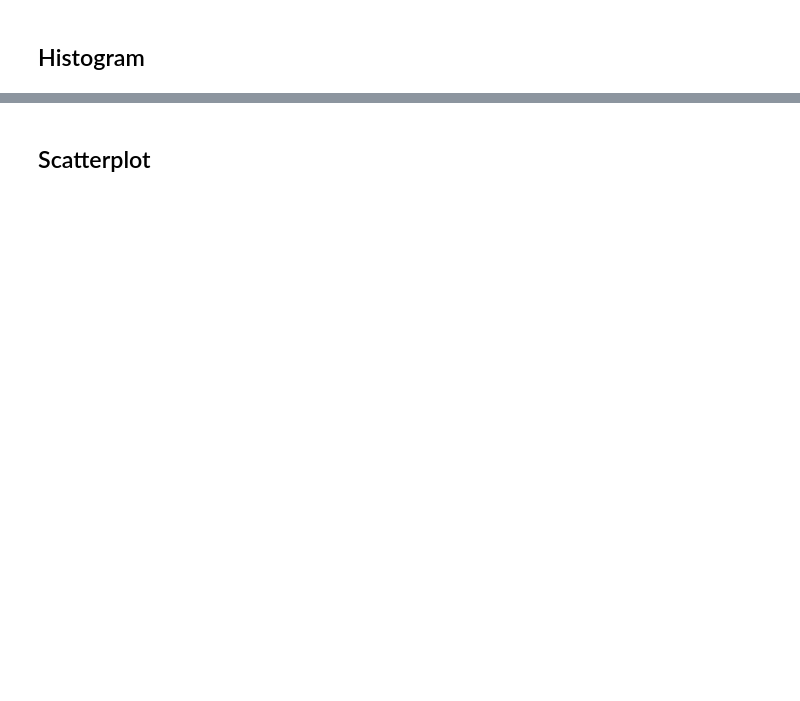
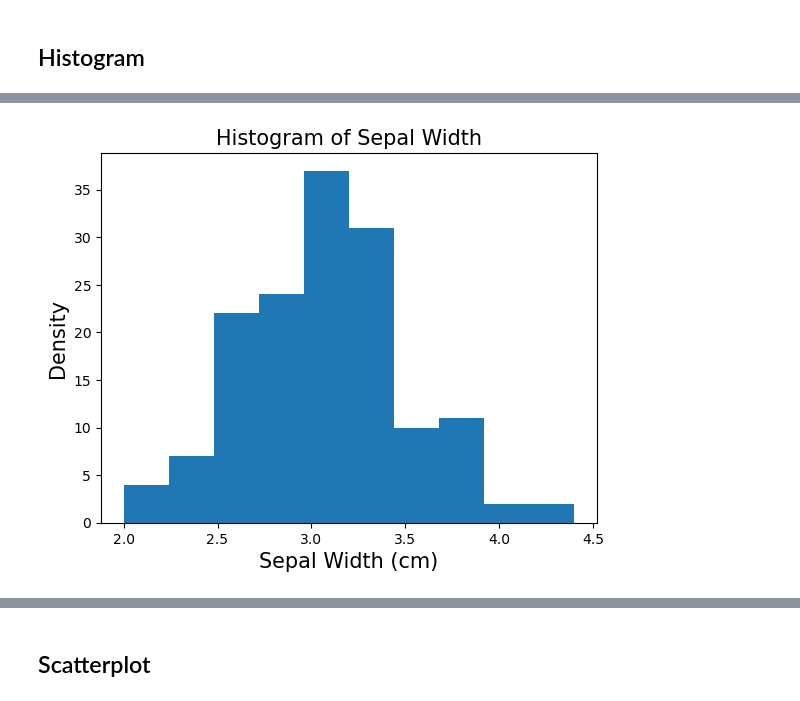
Before and after one commit to EllenMcG/pands-project, a Jupyter notebook: analysis.ipynb, the cells around one changed output, grey strips where cells are left out. Drawn from its saved outputs; the diff is of its cells as text; code cells hidden in the pictures; blank space fills up the shorter version.

```diff
--- a/analysis.ipynb
+++ b/analysis.ipynb
@@ -19,0 +112,9 @@
+# %%
+# sepal width
+plt.hist(iris_data['sepal_width'],bins=10)
+plt.title("Histogram of Sepal Width", size=15)
+plt.xlabel("Sepal Width (cm)", size=15)
+plt.ylabel("Density", size=15)
+plt.savefig('histogram_sepalwidth.png');
+# %% [output]
+[figure, added]
```
Also changed, not shown: parts of 19 cells of this notebook, 10 other files.
